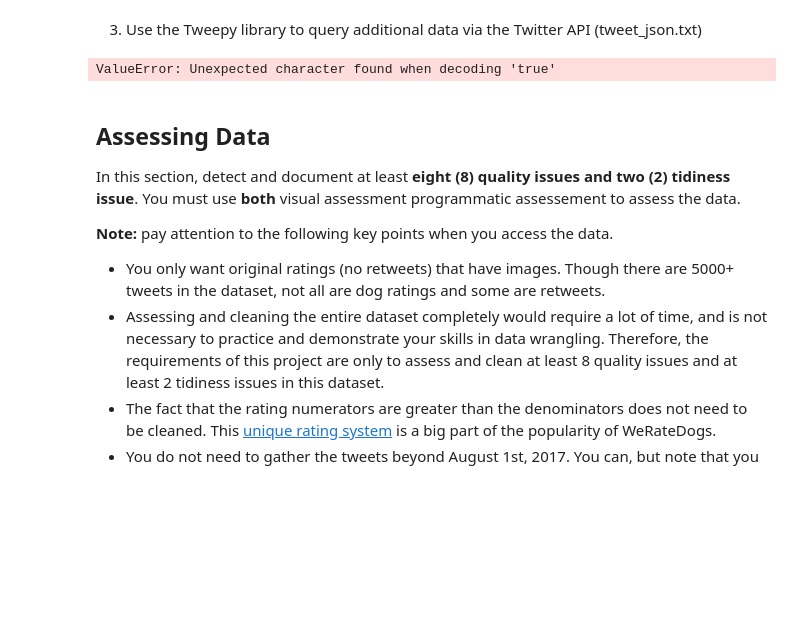
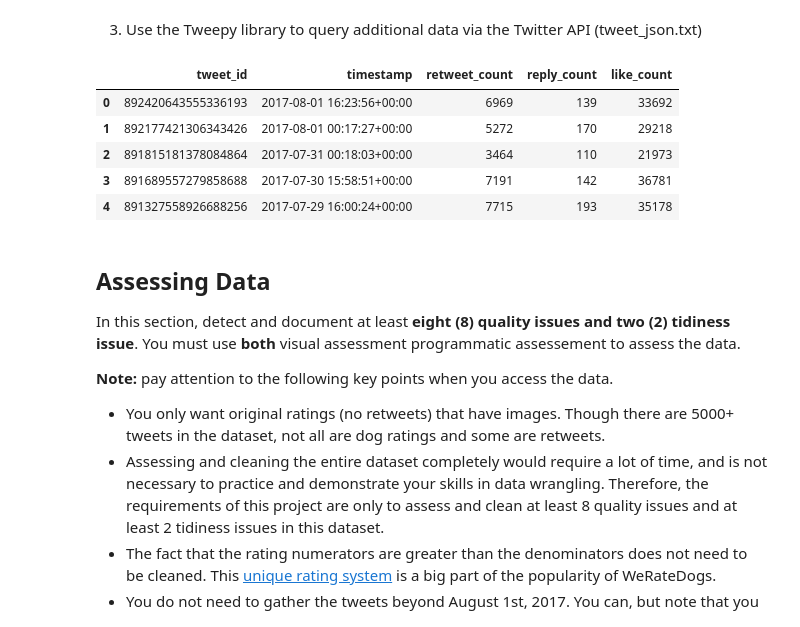
Before and after one commit to MmakolaMC/data_wrangling, a Jupyter notebook: wrangle_act.ipynb, the cells around one changed output. Drawn from its saved outputs; the diff is of its cells as text; code cells hidden in the pictures; blank space fills up the shorter version.

```diff
--- a/wrangle_act.ipynb
+++ b/wrangle_act.ipynb
@@ -104,10 +105,15 @@ except Exception as e:
     print(e)
 # %%
 # See tweet_json dataframe
-tweet_json = pd.read_json('tweet_json.txt', encoding='')
+tweet_json = pd.read_json('tweet_json.txt')
 tweet_json.head()
 # %% [output]
-ValueError: Unexpected character found when decoding 'true'
+|  | tweet_id | timestamp | retweet_count | reply_count | like_count |
+| 0 | 892420643555336193 | 2017-08-01 16:23:56+00:00 | 6969 | 139 | 33692 |
+| 1 | 892177421306343426 | 2017-08-01 00:17:27+00:00 | 5272 | 170 | 29218 |
+| 2 | 891815181378084864 | 2017-07-31 00:18:03+00:00 | 3464 | 110 | 21973 |
+| 3 | 891689557279858688 | 2017-07-30 15:58:51+00:00 | 7191 | 142 | 36781 |
+| 4 | 891327558926688256 | 2017-07-29 16:00:24+00:00 | 7715 | 193 | 35178 |
 # %% [markdown]
 ## Assessing Data
 In this section, detect and document at least **eight (8) quality issues and two (2) tidiness issue**. You must use **both** visual assessment
```
Also changed, not shown: parts of 46 cells of this notebook, 3 other files.
